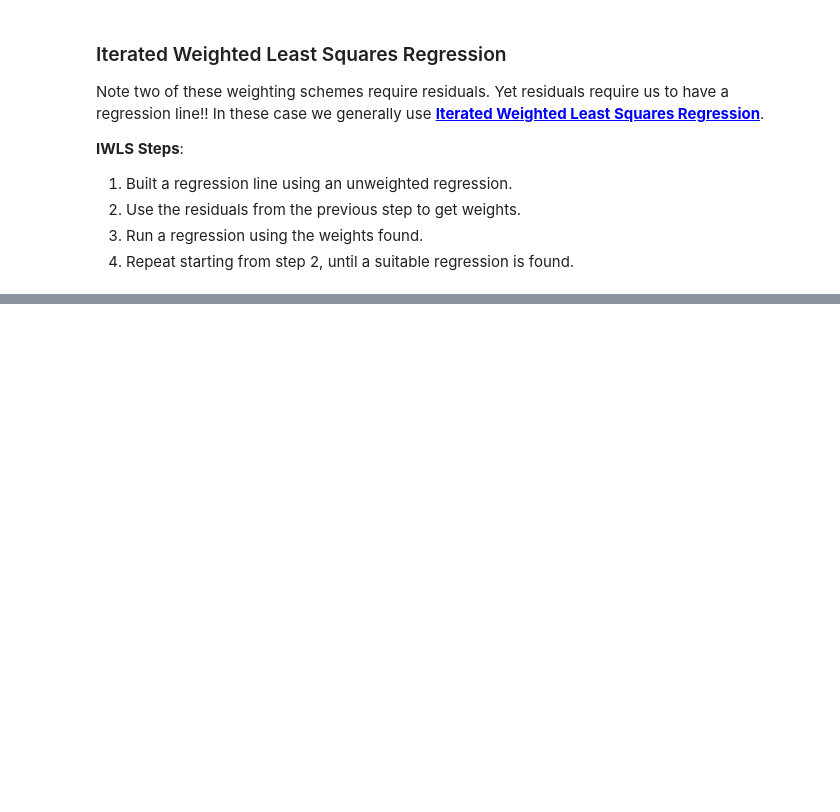
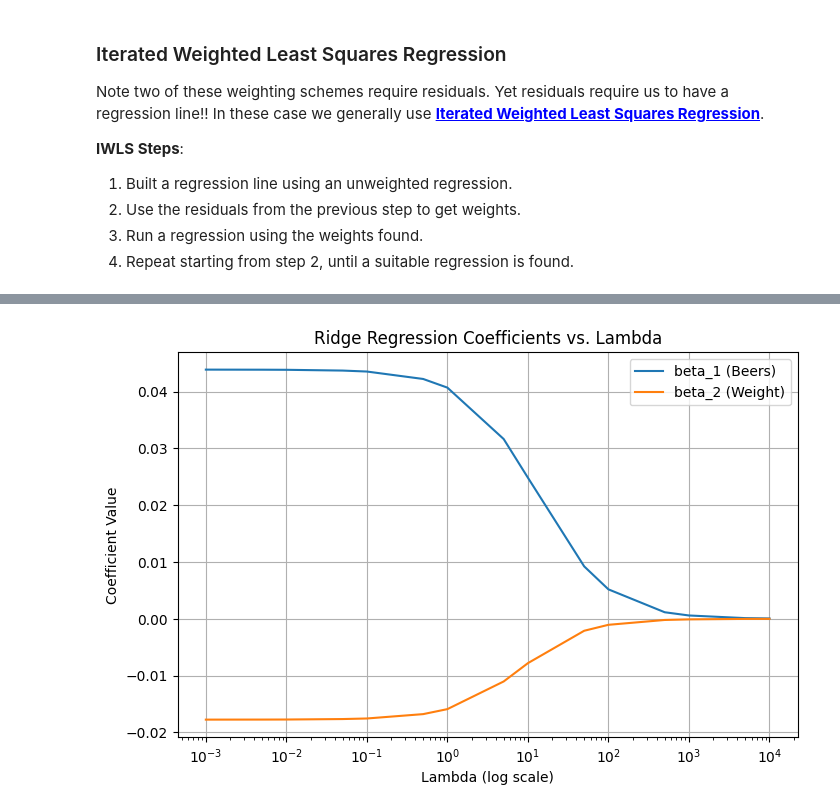
Before and after one commit to satadisha/data-exploratorium, a Jupyter notebook: DATA213/NLR-Week3.ipynb, the cells around one changed output, grey strips where cells are left out. Drawn from its saved outputs; the diff is of its cells as text; code cells hidden in the pictures; blank space fills up the shorter version.

```diff
--- a/DATA213/NLR-Week3.ipynb
+++ b/DATA213/NLR-Week3.ipynb
@@ -406,0 +561,5 @@ In these case we generally use <u style="color: blue; font-size: 1.0em; font-wei
+# %%
+X_mean = X.mean(axis=0)
+X_std = X.std(axis=0, ddof=1)
+X_standardized = (X - X_mean) / X_std
+X_standardized[:5]
@@ -406,0 +573,42 @@ In these case we generally use <u style="color: blue; font-size: 1.0em; font-wei
+# %%
+# Ridge loss function
+def ridge_loss(beta, X, y, lam):
+    residual = y - X @ beta
+    # don't penalize intercept (beta[0])
+    penalty = lam * np.sum(beta[1:]**2)
+    return np.sum(residual**2) + penalty
+
+# Function to solve ridge regression using minimize
+def solve_ridge(X, y, lam):
+    n_features = X.shape[1]
+    #initialize coefficient values
+    init_beta = np.zeros(n_features)
+    result = minimize(ridge_loss, init_beta, args=(X, y, lam), method='BFGS')
+    return result.x
+# %%
+#Add column to design matrix for intercept term
+X_design = np.hstack((np.ones((X_standardized.shape[0], 1)), X_standardized))
+
+# Run for a range of lambda values
+lambdas = np.array([0.001,0.005,0.01,0.05,0.1,0.5,1,5,10,50,100,500,1_000,5_000,10_000])
+coefficients = []
+
+for lam in lambdas:
+    beta = solve_ridge(X_design, y, lam)
+    coefficients.append(beta)
+
+coefficients = np.array(coefficients)
+# %%
+# Plot coefficients vs lambda
+plt.figure(figsize=(8, 5))
+plt.plot(lambdas, coefficients[:, 1], label='beta_1 (Beers)')
+plt.plot(lambdas, coefficients[:, 2], label='beta_2 (Weight)')
+plt.xscale('log')
+plt.xlabel('Lambda (log scale)')
+plt.ylabel('Coefficient Value')
+plt.title('Ridge Regression Coefficients vs. Lambda')
+plt.legend()
+plt.grid(True)
+plt.show()
+# %% [output]
+[figure, added]
```
Also changed, not shown: parts of 33 cells of this notebook, 9 other files.
